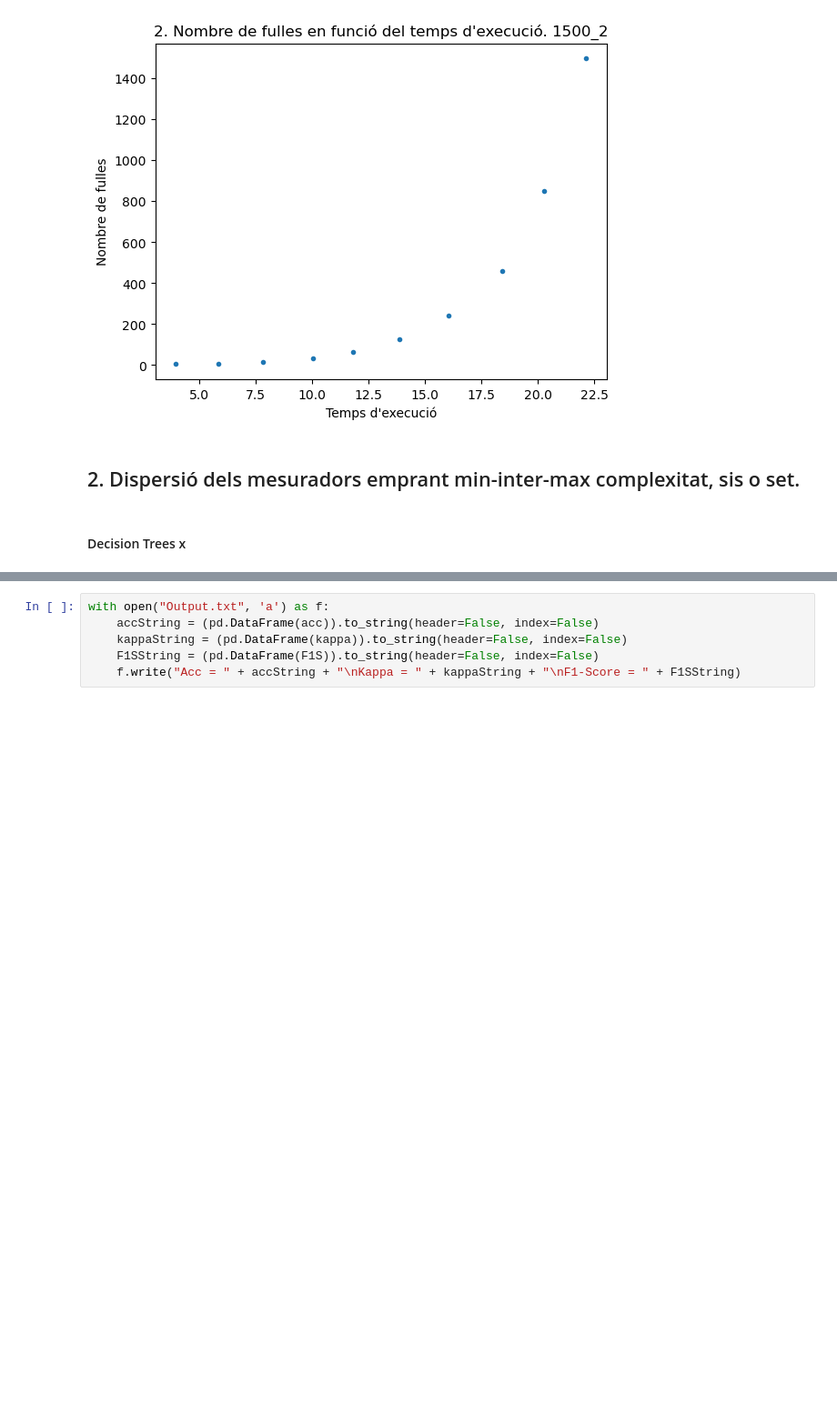
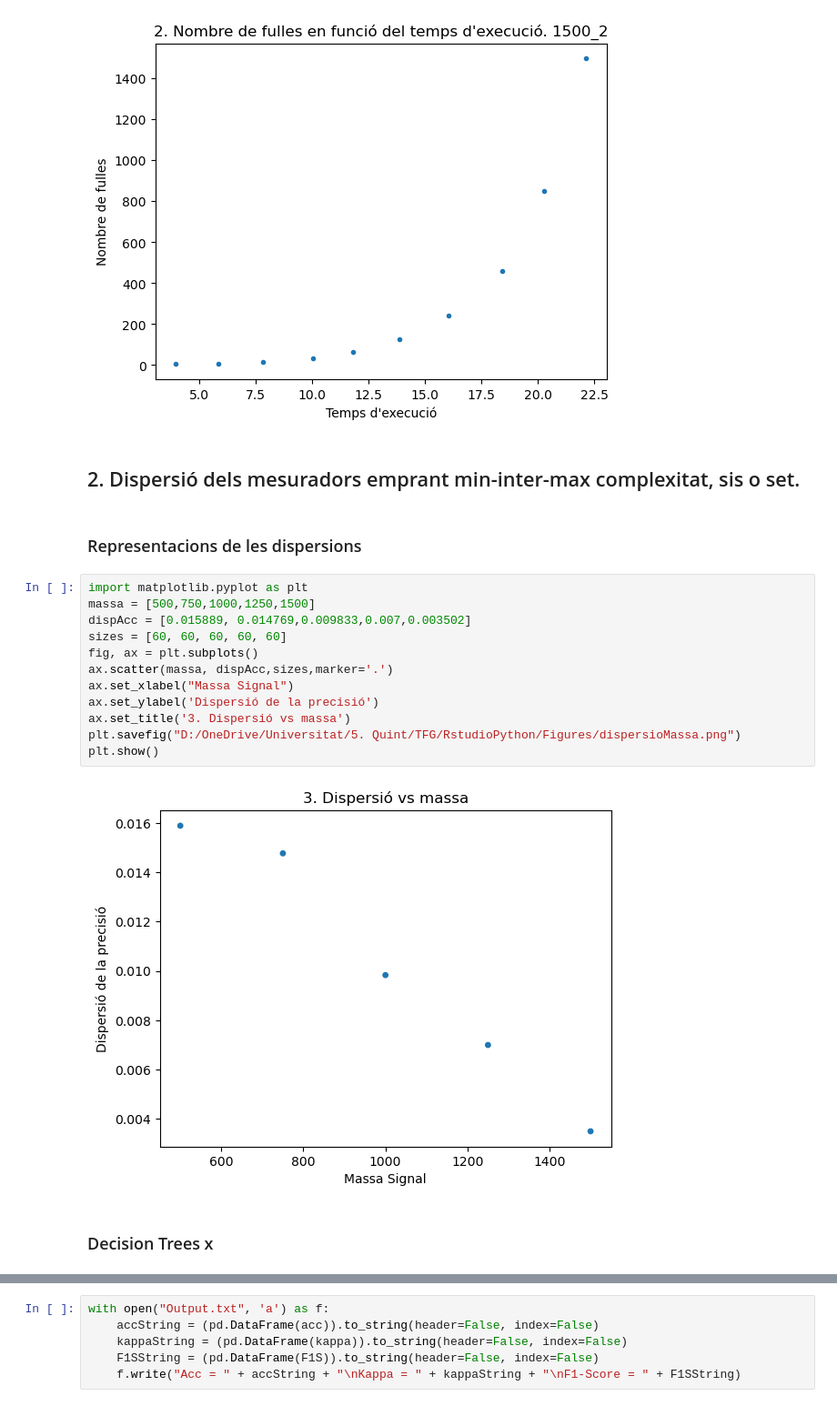
Before and after one commit to AlexPG1/TFG_MLenHEP, a Jupyter notebook: PrimeraSessió.ipynb, the cells around one changed output, grey strips where cells are left out. Shown at 91% size. Saved outputs shown, nothing was run; the diff lists cells and outputs as text; blank space fills up the shorter version.

```diff
--- a/PrimeraSessió.ipynb
+++ b/PrimeraSessió.ipynb
@@ -2324,8 +2332,24 @@ plt.show()
 [figure]
 # %% [markdown]
 ## 2. Dispersió dels mesuradors emprant min-inter-max complexitat, sis o set.
+# %% [markdown]
+### Representacions de les dispersions
+# %%
+import matplotlib.pyplot as plt
+massa = [500,750,1000,1250,1500]
+dispAcc = [0.015889, 0.014769,0.009833,0.007,0.003502]
+sizes = [60, 60, 60, 60, 60]
+fig, ax = plt.subplots()
+ax.scatter(massa, dispAcc,sizes,marker='.')
+ax.set_xlabel("Massa Signal")
+ax.set_ylabel('Dispersió de la precisió')
+ax.set_title('3. Dispersió vs massa')
+plt.savefig("D:/OneDrive/Universitat/5. Quint/TFG/RstudioPython/Figures/dispersioMassa.png")
+plt.show()
+# %% [output]
+[figure, added]
 # %% [markdown]
-#### Decision Trees x
+### Decision Trees x
 # %%
 # Mínima complexitat: max_depth = 1
 # Màxima complexitat: max_depth = 15?
```
Also changed, not shown: parts of 132 cells of this notebook.
